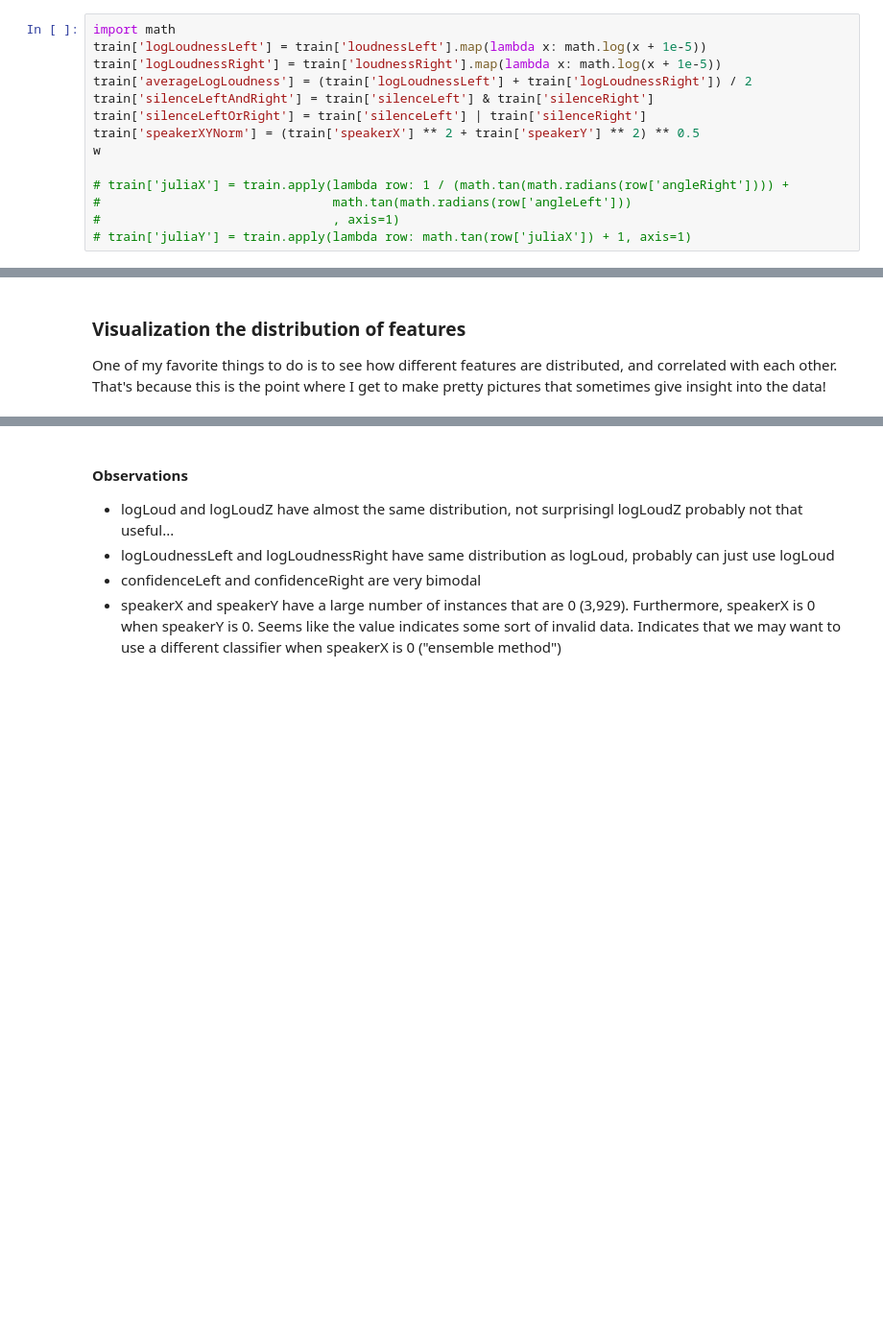
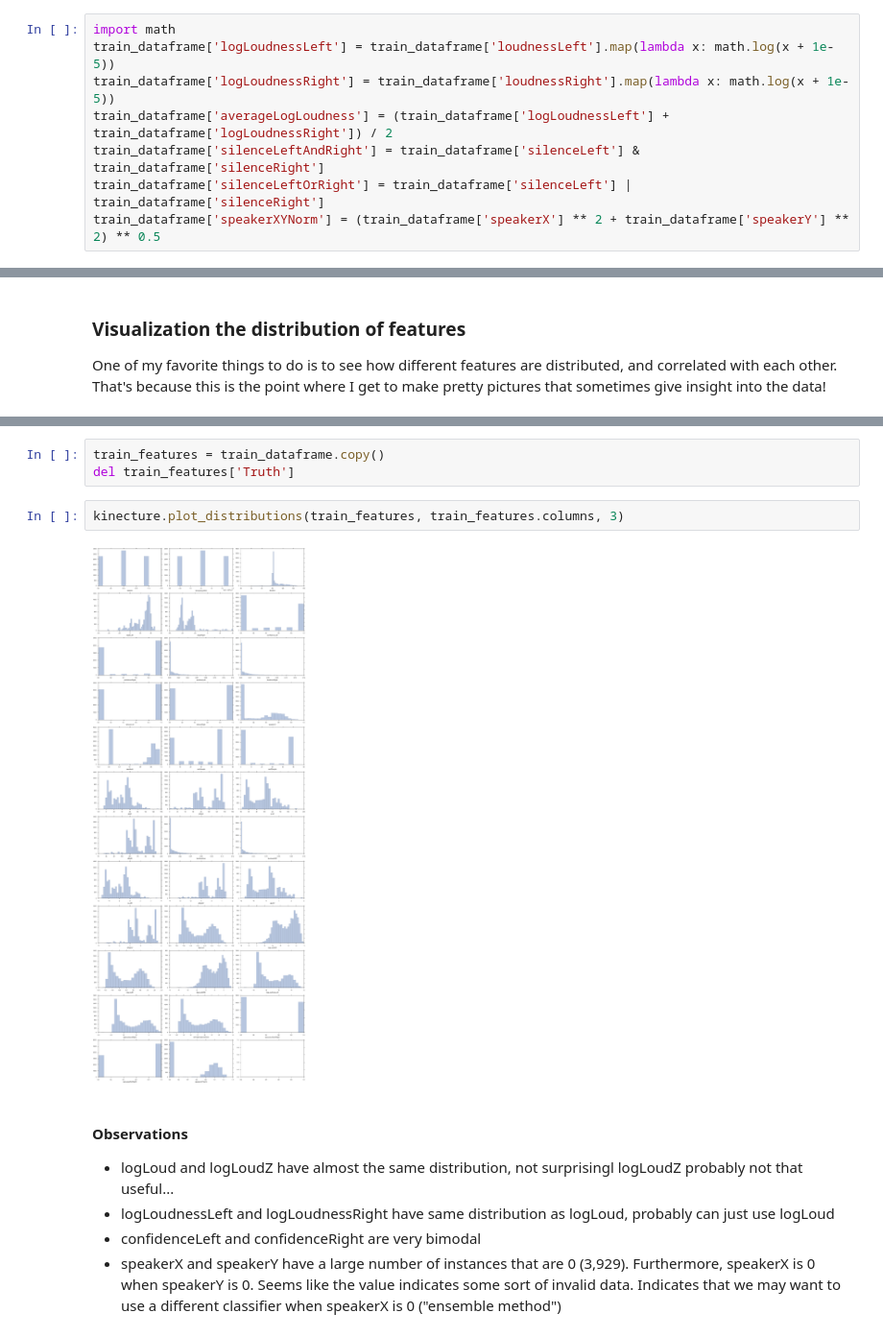
Before and after one commit to julenka/kinecture, a Jupyter notebook: data_exploration.ipynb, the cells around one changed output, grey strips where cells are left out. Shown at 96% size. Saved outputs shown, nothing was run; the diff lists cells and outputs as text; blank space fills up the shorter version.

```diff
--- a/data_exploration.ipynb
+++ b/data_exploration.ipynb
@@ -73,15 +75,9 @@ kinecture.remove_columns(train, ['id', 'order', 'SISP', 'SNS', 'audTime'])
 I looked at the data from a previous pass, and added a few more features. Here they are. Afterward I print out all the features I have, which will be useful later
 # %%
 import math
-train['logLoudnessLeft'] = train['loudnessLeft'].map(lambda x: math.log(x + 1e-5))
-train['logLoudnessRight'] = train['loudnessRight'].map(lambda x: math.log(x + 1e-5))
-train['averageLogLoudness'] = (train['logLoudnessLeft'] + train['logLoudnessRight']) / 2
-train['silenceLeftAndRight'] = train['silenceLeft'] & train['silenceRight']
-train['silenceLeftOrRight'] = train['silenceLeft'] | train['silenceRight']
-train['speakerXYNorm'] = (train['speakerX'] ** 2 + train['speakerY'] ** 2) ** 0.5
-w
-
-# train['juliaX'] = train.apply(lambda row: 1 / (math.tan(math.radians(row['angleRight']))) +
-#                               math.tan(math.radians(row['angleLeft']))
-#                               , axis=1)
-# train['juliaY'] = train.apply(lambda row: math.tan(row['juliaX']) + 1, axis=1)
+train_dataframe['logLoudnessLeft'] = train_dataframe['loudnessLeft'].map(lambda x: math.log(x + 1e-5))
+train_dataframe['logLoudnessRight'] = train_dataframe['loudnessRight'].map(lambda x: math.log(x + 1e-5))
+train_dataframe['averageLogLoudness'] = (train_dataframe['logLoudnessLeft'] + train_dataframe['logLoudnessRight']) / 2
+train_dataframe['silenceLeftAndRight'] = train_dataframe['silenceLeft'] & train_dataframe['silenceRight']
+train_dataframe['silenceLeftOrRight'] = train_dataframe['silenceLeft'] | train_dataframe['silenceRight']
+train_dataframe['speakerXYNorm'] = (train_dataframe['speakerX'] ** 2 + train_dataframe['speakerY'] ** 2) ** 0.5
@@ -139,3 +87,10 @@ skipped Truth
+# %%
+train_features = train_dataframe.copy()
+del train_features['Truth']
+# %%
+kinecture.plot_distributions(train_features, train_features.columns, 3)
+# %% [output]
+[figure, added]
 # %% [markdown]
 #### Observations
 * logLoud and logLoudZ have almost the same distribution, not surprisingl logLoudZ probably not that useful...
```
Also changed, not shown: parts of 18 cells of this notebook, 1 other file.
